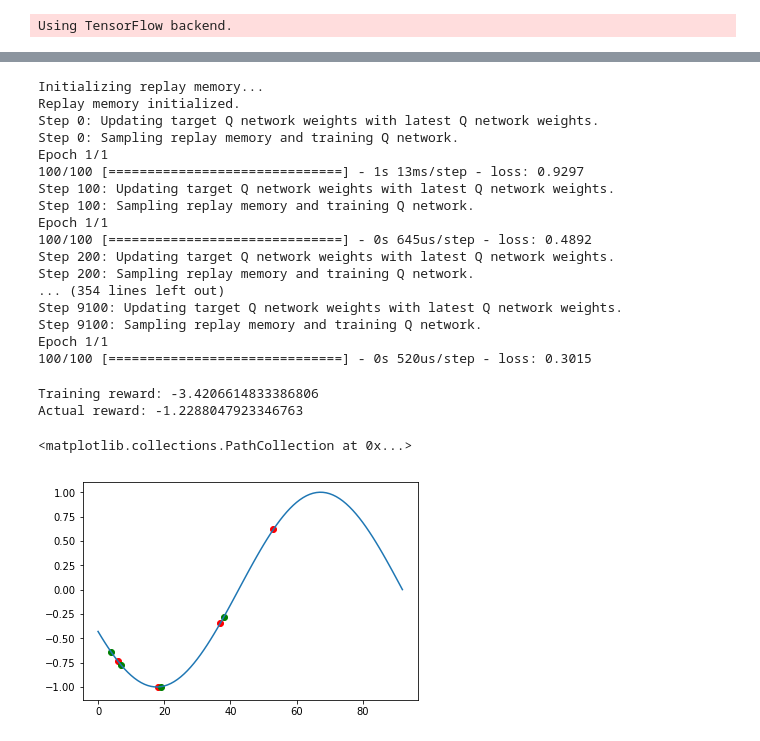
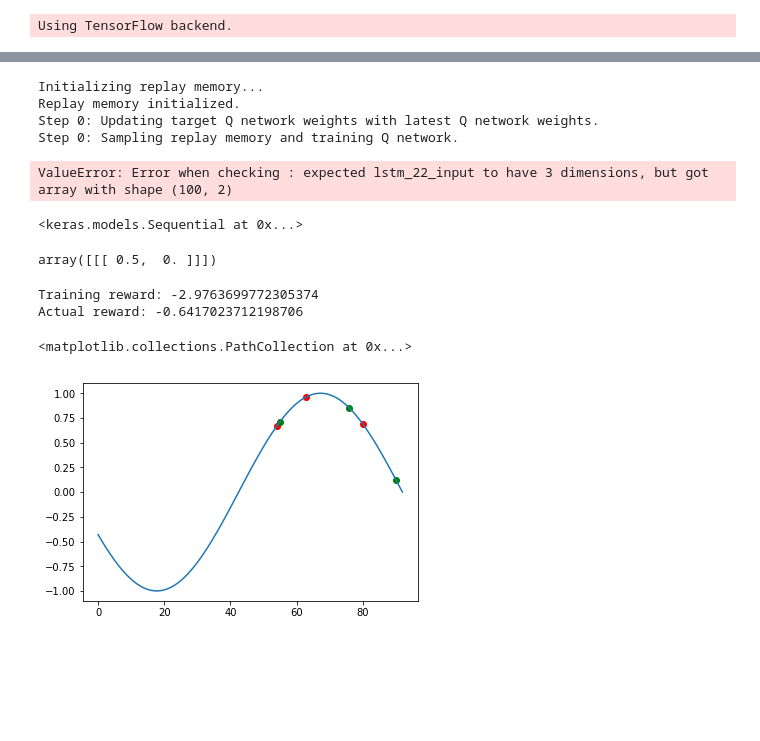
Before and after one commit to bolu-atx/crocket, a Jupyter notebook: algorithms/develop_ml_algorithm.ipynb, the cells around one changed output, grey strips where cells are left out. Saved outputs shown, nothing was run; the diff lists cells and outputs as text; code cells hidden in the pictures; blank space fills up the shorter version.

```diff
--- a/algorithms/develop_ml_algorithm.ipynb
+++ b/algorithms/develop_ml_algorithm.ipynb
@@ -589,51 +620,49 @@ for e in range(parameters.episodes):
 
         step += 1
 
+    agent
+
     summary.create(episode_actions, episode_learn_reward, episode_actual_reward, env.episode.get('start'), env.episode.get('current_index')+1, agent.epsilon)
 # %% [output]
 Initializing replay memory...
 Replay memory initialized.
 Step 0: Updating target Q network weights with latest Q network weights.
 Step 0: Sampling replay memory and training Q network.
-Epoch 1/1
-100/100 [==============================] - 1s 13ms/step - loss: 0.9297
-Step 100: Updating target Q network weights with latest Q network weights.
-Step 100: Sampling replay memory and training Q network.
-Epoch 1/1
-100/100 [==============================] - 0s 645us/step - loss: 0.4892
-Step 200: Updating target Q network weights with latest Q network weights.
-Step 200: Sampling replay memory and training Q network.
-... (354 lines left out)
-Step 9100: Updating target Q network weights with latest Q network weights.
-Step 9100: Sampling replay memory and training Q network.
-Epoch 1/1
-100/100 [==============================] - 0s 520us/step - loss: 0.3015
+ValueError: Error when checking : expected lstm_22_input to have 3 dimensions, but got array with shape (100, 2)
+# %%
+agent.train_network.model
+# %% [output]
+<keras.models.Sequential at 0x...>
+# %%
+np.expand_dims(np.expand_dims(states[0, :], axis=0), axis=0)
+# %% [output]
+array([[[ 0.5,  0. ]]])
 # %%
 # Examine episode
 
-episode_num = 97
+episode_num = 997
 
 episode_summary = summary.summarize_episode(episode_num)
 episode_price = summary.get_price(prices, episode_num)
 actions = episode_summary.get('actions')
 
 print('Training reward: {}'.format(episode_summary.get('train_reward')))
 print('Actual reward: {}'.format(episode_summary.get('actual_reward')))
 
 # Plot graph of buy/sell actions
 buy_indices = [x for x in range(len(actions)) if actions[x] == 1]
 buy_prices = [episode_price[x] for x in buy_indices]
 
 sell_indices = [x for x in range(len(actions)) if actions[x] == 2]
 sell_prices = [episode_price[x] for x in sell_indices]
 
 plt.plot(episode_price)
 plt.scatter(buy_indices, buy_prices, color='r')
 plt.scatter(sell_indices, sell_prices, color='g')
 # %% [output]
-Training reward: -3.4206614833386806
-Actual reward: -1.2288047923346763
+Training reward: -2.9763699772305374
+Actual reward: -0.6417023712198706
 <matplotlib.collections.PathCollection at 0x...>
-[figure, old version]
+[figure, new version]
 # %%
 agent.replay_memory.rewards
```
Also changed, not shown: parts of 29 cells of this notebook.
